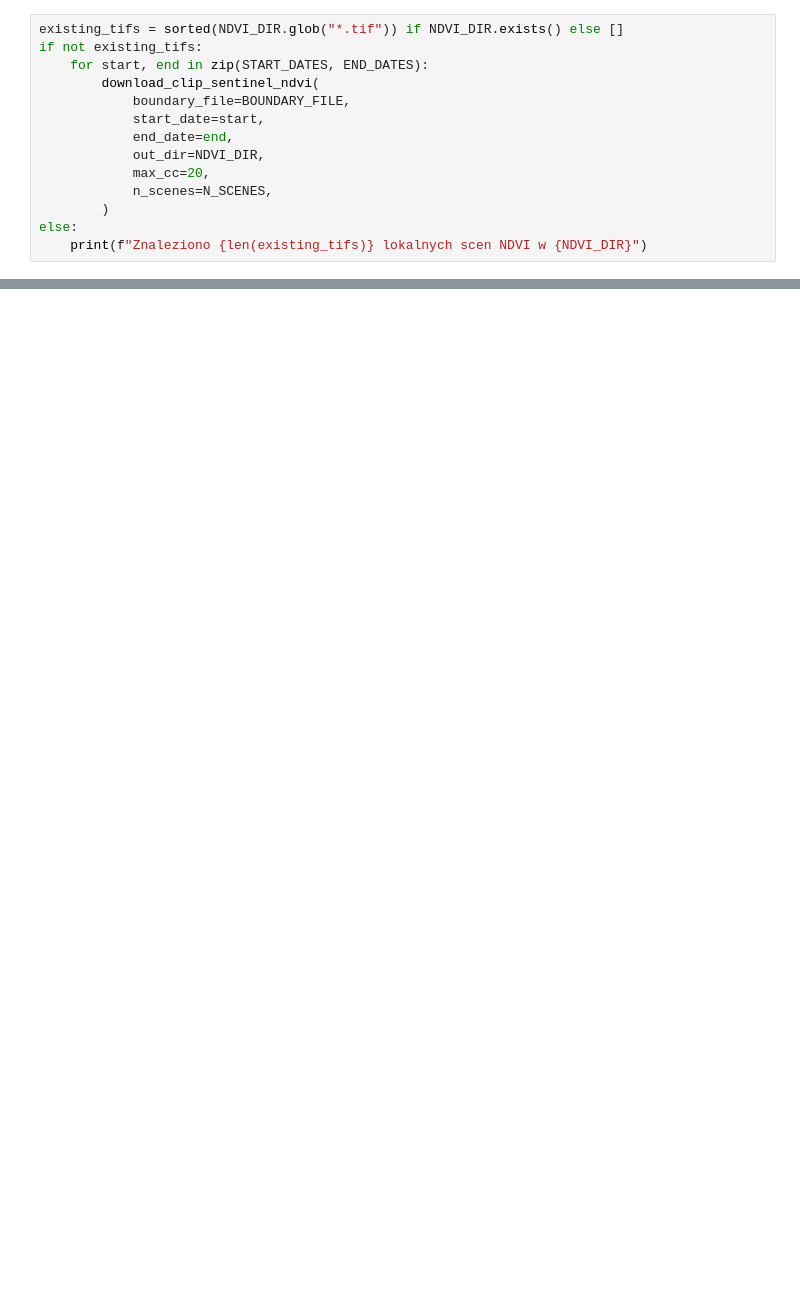
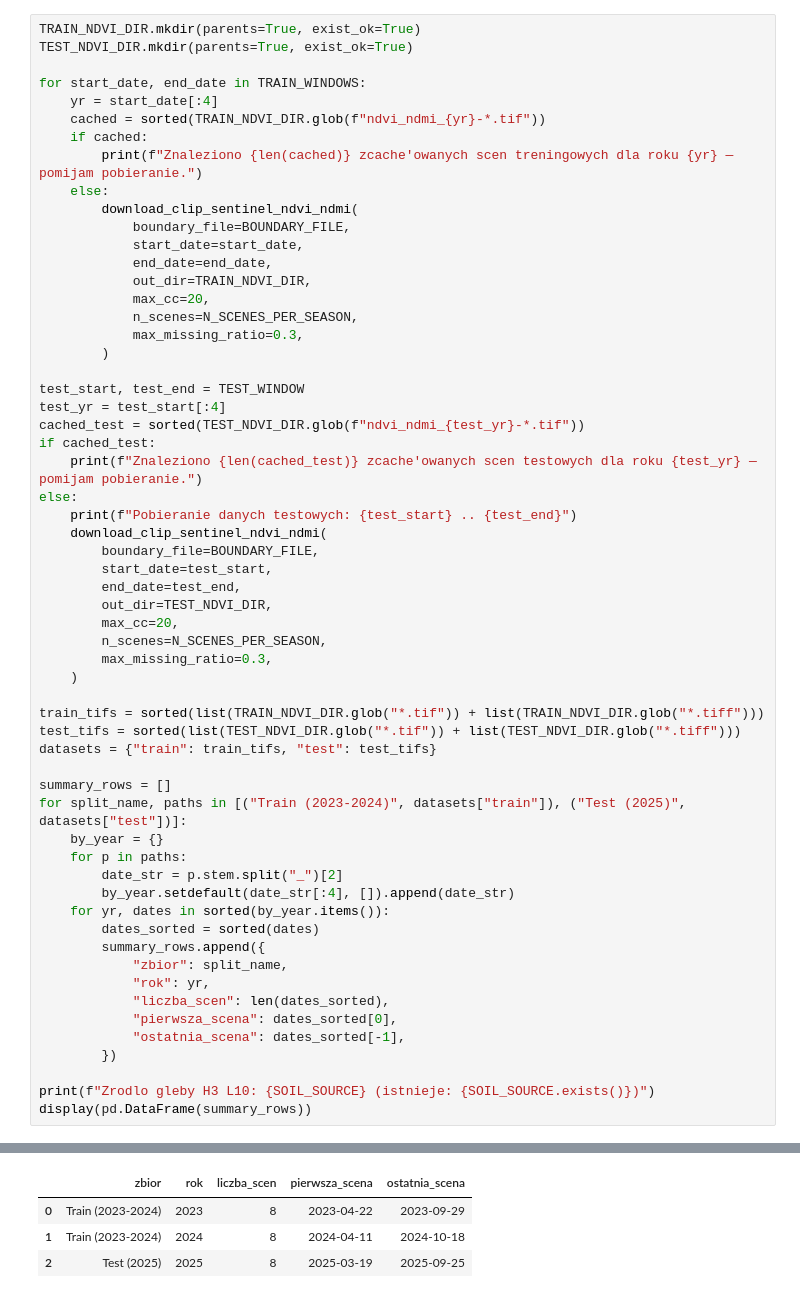
Before and after one commit to Bayer-Group/field-under-pressure-materials, a Jupyter notebook: firtilization_cluster_learning.ipynb, the cells around one changed output, grey strips where cells are left out. Drawn from its saved outputs; the diff is of its cells as text; blank space fills up the shorter version.

```diff
--- a/firtilization_cluster_learning.ipynb
+++ b/firtilization_cluster_learning.ipynb
@@ -18,15 +45,60 @@ N_CLUSTERS = 3
 # %%
-existing_tifs = sorted(NDVI_DIR.glob("*.tif")) if NDVI_DIR.exists() else []
-if not existing_tifs:
-    for start, end in zip(START_DATES, END_DATES):
-        download_clip_sentinel_ndvi(
+TRAIN_NDVI_DIR.mkdir(parents=True, exist_ok=True)
+TEST_NDVI_DIR.mkdir(parents=True, exist_ok=True)
+
+for start_date, end_date in TRAIN_WINDOWS:
+    yr = start_date[:4]
+    cached = sorted(TRAIN_NDVI_DIR.glob(f"ndvi_ndmi_{yr}-*.tif"))
+    if cached:
+        print(f"Znaleziono {len(cached)} zcache'owanych scen treningowych dla roku {yr} — pomijam pobieranie.")
+    else:
+        download_clip_sentinel_ndvi_ndmi(
             boundary_file=BOUNDARY_FILE,
-            start_date=start,
-            end_date=end,
-            out_dir=NDVI_DIR,
+            start_date=start_date,
+            end_date=end_date,
+            out_dir=TRAIN_NDVI_DIR,
             max_cc=20,
-            n_scenes=N_SCENES,
+            n_scenes=N_SCENES_PER_SEASON,
+            max_missing_ratio=0.3,
         )
+
+test_start, test_end = TEST_WINDOW
+test_yr = test_start[:4]
+cached_test = sorted(TEST_NDVI_DIR.glob(f"ndvi_ndmi_{test_yr}-*.tif"))
+if cached_test:
+    print(f"Znaleziono {len(cached_test)} zcache'owanych scen testowych dla roku {test_yr} — pomijam pobieranie.")
 else:
-    print(f"Znaleziono {len(existing_tifs)} lokalnych scen NDVI w {NDVI_DIR}")
+    print(f"Pobieranie danych testowych: {test_start} .. {test_end}")
+    download_clip_sentinel_ndvi_ndmi(
+        boundary_file=BOUNDARY_FILE,
+        start_date=test_start,
+        end_date=test_end,
+        out_dir=TEST_NDVI_DIR,
+        max_cc=20,
+        n_scenes=N_SCENES_PER_SEASON,
+        max_missing_ratio=0.3,
+    )
+
+train_tifs = sorted(list(TRAIN_NDVI_DIR.glob("*.tif")) + list(TRAIN_NDVI_DIR.glob("*.tiff")))
+test_tifs = sorted(list(TEST_NDVI_DIR.glob("*.tif")) + list(TEST_NDVI_DIR.glob("*.tiff")))
+datasets = {"train": train_tifs, "test": test_tifs}
+
+summary_rows = []
+for split_name, paths in [("Train (2023-2024)", datasets["train"]), ("Test (2025)", datasets["test"])]:
+    by_year = {}
+    for p in paths:
+        date_str = p.stem.split("_")[2]
+        by_year.setdefault(date_str[:4], []).append(date_str)
+    for yr, dates in sorted(by_year.items()):
+        dates_sorted = sorted(dates)
+        summary_rows.append({
+            "zbior": split_name,
+            "rok": yr,
+            "liczba_scen": len(dates_sorted),
+            "pierwsza_scena": dates_sorted[0],
+            "ostatnia_scena": dates_sorted[-1],
+        })
+
+print(f"Zrodlo gleby H3 L10: {SOIL_SOURCE} (istnieje: {SOIL_SOURCE.exists()})")
+display(pd.DataFrame(summary_rows))
 # %% [output]
@@ -33,0 +109,4 @@ Znaleziono 23 lokalnych scen NDVI w test\ndvi
+|  | zbior | rok | liczba_scen | pierwsza_scena | ostatnia_scena |
+| 0 | Train (2023-2024) | 2023 | 8 | 2023-04-22 | 2023-09-29 |
+| 1 | Train (2023-2024) | 2024 | 8 | 2024-04-11 | 2024-10-18 |
+| 2 | Test (2025) | 2025 | 8 | 2025-03-19 | 2025-09-25 |
```
Also changed, not shown: parts of 13 cells of this notebook, 4 other files.
